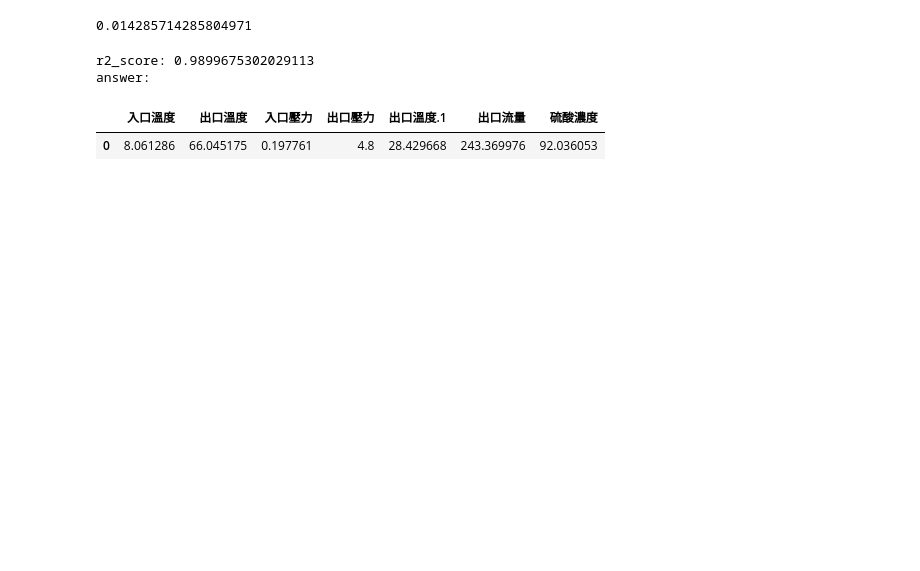
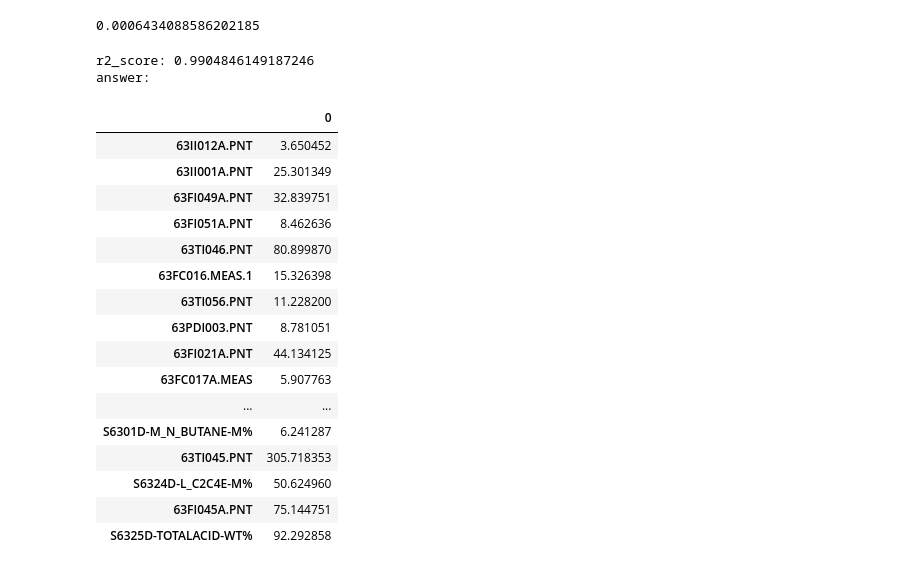
Before and after one commit to skywalker0803r/ALK-, a Jupyter notebook: surrogate model optimize.ipynb, the cells around one changed output. Saved outputs shown, nothing was run; the diff lists cells and outputs as text; code cells hidden in the pictures; blank space fills up the shorter version.

```diff
--- a/surrogate model optimize.ipynb
+++ b/surrogate model optimize.ipynb
@@ -2,10 +2,10 @@
 import pandas as pd
 import matplotlib.pyplot as plt
 
-df = pd.read_excel('AKL單元冷凍系統操作條件(20100101_20141231).xlsx',index_col=0,skiprows=2)
+df = pd.read_excel('操作條件.xls',sheet_name='資料擷取',index_col=0,skiprows=2)
 for i in df.columns:
   df[i] = pd.to_numeric(df[i],errors='coerce')
-df = df.iloc[1:,:]
-df = df.dropna(axis=1,how='all').dropna(axis=0)
+df = df.dropna(axis=0,how='all').dropna(axis=1,how='all')
+df = df.fillna(method='ffill').fillna(method='bfill')
 df.head()
 # %% [output]
@@ -40,9 +58,9 @@ from sklearn.preprocessing import StandardScaler,MinMaxScaler
 真理 = 42
 model = SVR(C=真理,gamma=真理)
 ss = StandardScaler()
-#mm = MinMaxScaler()
-x_col = ['入口溫度','出口溫度','入口壓力','出口壓力','出口溫度.1','出口流量']
-y_col = '硫酸濃度'
+x_col = set(df.columns) - set(['S6325D-TOTALACID-WT%'])
+x_col = list(x_col)
+y_col = 'S6325D-TOTALACID-WT%'
 df_ss = df.copy()
 df_ss[:] = ss.fit_transform(df_ss[:])
 print(df_ss.shape)
@@ -124,18 +159,34 @@ study.best_params
 # %%
 model.predict(pd.DataFrame(study.best_params,index=[0]))[0]
 # %% [output]
-0.014285714285804971
+0.0006434088586202185
 # %%
+pd.set_option('display.max_rows', 500)
 df_answer = pd.DataFrame()
 for i in study.best_params:
     df_answer[i] = [study.best_params[i]]
 df_answer[y_col] = model.predict(pd.DataFrame(study.best_params,index=[0]))[0]
 df_answer[:] = ss.inverse_transform(df_answer[:])
 print('r2_score:',model.score(x,y))
 print('answer:')
-df_answer
+df_answer.T
 # %% [output]
-r2_score: 0.9899675302029113
+r2_score: 0.9904846149187246
 answer:
-|  | 入口溫度 | 出口溫度 | 入口壓力 | 出口壓力 | 出口溫度.1 | 出口流量 | 硫酸濃度 |
-| 0 | 8.061286 | 66.045175 | 0.197761 | 4.8 | 28.429668 | 243.369976 | 92.036053 |
+|  | 0 |
+| 63II012A.PNT | 3.650452 |
+| 63II001A.PNT | 25.301349 |
+| 63FI049A.PNT | 32.839751 |
+| 63FI051A.PNT | 8.462636 |
+| 63TI046.PNT | 80.899870 |
+| 63FC016.MEAS.1 | 15.326398 |
+| 63TI056.PNT | 11.228200 |
+| 63PDI003.PNT | 8.781051 |
+| 63FI021A.PNT | 44.134125 |
+| 63FC017A.MEAS | 5.907763 |
+| ... | ... |
+| S6301D-M_N_BUTANE-M% | 6.241287 |
+| 63TI045.PNT | 305.718353 |
+| S6324D-L_C2C4E-M% | 50.624960 |
+| 63FI045A.PNT | 75.144751 |
+| S6325D-TOTALACID-WT% | 92.292858 |
```
Also changed, not shown: parts of 9 cells of this notebook.
